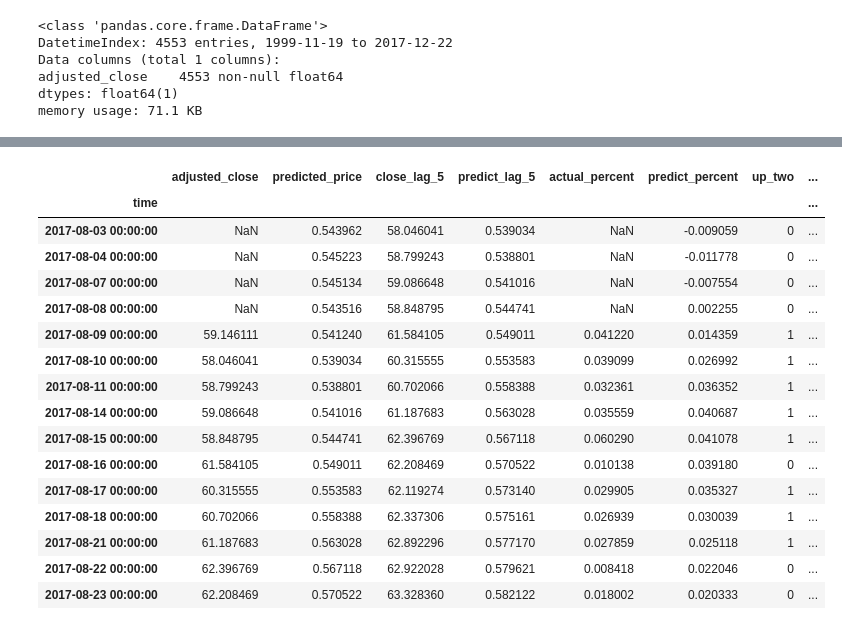
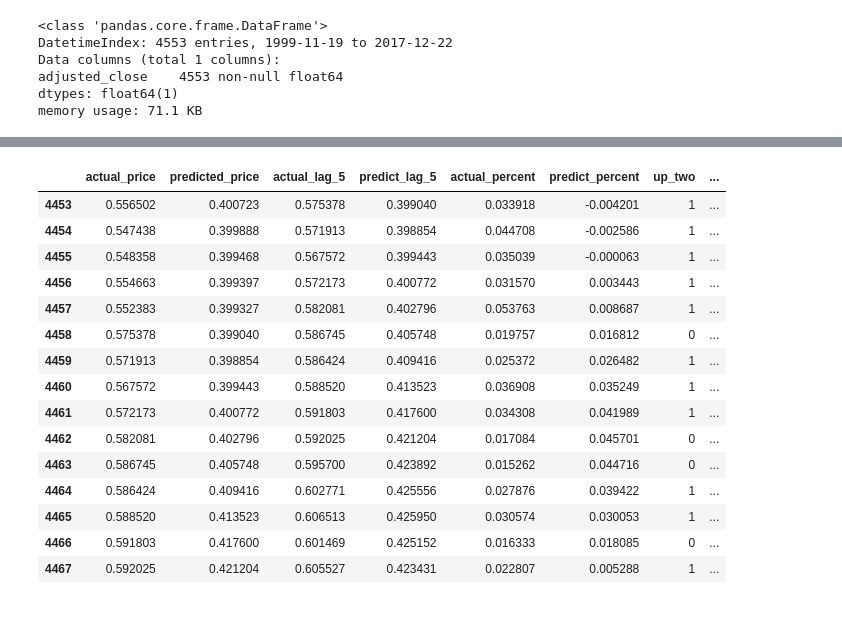
Before and after one commit to mk24934/cosi-149b-project2, a Jupyter notebook: google-Copy1.ipynb, the cells around one changed output, grey strips where cells are left out. Cells and saved outputs as stored; diff of their text form; code cells hidden in the pictures.

```diff
--- a/google-Copy1.ipynb
+++ b/google-Copy1.ipynb
@@ -81,7 +81,8 @@ dtype: int64
 #training_scaled.plot(figsize=(16,6))
 # %%
 # training_set=dataset['adjusted_close'] # using just the adjusted close actually works best ...
-training_set = df['factor_analyzed'] # try with the factor
+# training_set = df['factor_analyzed'] # try with the factor
+training_set = df
 training_set=pd.DataFrame(training_set)
 training_set.info()
 # %% [output]
@@ -204,0 +241,4 @@ memory usage: 480.0 bytes
+# %%
+y_predicted = np.reshape(y_predicted, (y_predicted.shape[0], y_predicted.shape[1]))
+predicted_stock_price=pd.DataFrame(y_predicted)
+predicted_stock_price.info()
@@ -216,23 +263,26 @@ plt.show()
 # %%
-# put predicted price and actual price in same df
+#### put predicted price and actual price in same df
+# time_index = just_the_close.index
 time_index = just_the_close.index
 predicted_stock_price.index = time_index[n-100-4:]
-together_df = pd.concat([just_the_close[n-100:], predicted_stock_price], axis = 1)
+just_the_close = pd.DataFrame(training_set_scaled).rename(index=str, columns={0: "a"})
+just_the_close[n-100-4:].index = time_index[n-100-4:]
+together_df = pd.concat((just_the_close[n-100-4:], predicted_stock_price), axis = 1)
 
 # Index([u'adjusted_close', u'factor'],dtype='object')
 
-together_df.rename(index=str, columns={0: "predicted_price"}, inplace = True)
-together_df.head()
+together_df.rename(index=str, columns={"a": "actual_price", 0: "predicted_price"}, inplace = True)
+together_df
 
-# ERROR
-### having trouble with the scaling, putting predicted price (using factor) to close-prices
-close_unscaled = sc.inverse_transform(training_set)
-close_unscaled = pd.DataFrame(close_unscaled)
-close_unscaled.rename(index=str, columns={0: "predicted_price"}, inplace = True)
-close_unscaled = close_unscaled[n-100:]
-plt.plot(together_df['adjusted_close'])
-plt.plot(close_unscaled['predicted_price'])
-plt.show()
-close_unscaled.info()
-close_unscaled.tail()
+# # ERROR
+# ### having trouble with the scaling, putting predicted price (using factor) to close-prices
+# close_unscaled = sc.inverse_transform(training_set)
+# close_unscaled = pd.DataFrame(close_unscaled)
+# close_unscaled.rename(index=str, columns={0: "predicted_price"}, inplace = True)
+# close_unscaled = close_unscaled[n-100:]
+# plt.plot(together_df['adjusted_close'])
+# plt.plot(close_unscaled['predicted_price'])
+# plt.show()
+# close_unscaled.info()
+# close_unscaled.tail()
 # %% [output]
@@ -252,39 +307,38 @@ memory usage: 1.5+ KB
 # %%
 # make new column with 2% price predictions 5 days in future from time t
 
 together_df.head()
-together_df = together_df.assign(close_lag_5 = lambda x: x.adjusted_close.shift(-5))
+together_df = together_df.assign(actual_lag_5 = lambda x: x.actual_price.shift(-5))
 together_df = together_df.assign(predict_lag_5 = lambda x: x.predicted_price.shift(-5))
-together_df = together_df.assign(actual_percent = lambda x: (x.close_lag_5 - x.adjusted_close)/x.adjusted_close)
+together_df = together_df.assign(actual_percent = lambda x: (x.actual_lag_5 - x.actual_price)/x.actual_price)
 together_df = together_df.assign(predict_percent = lambda x: (x.predict_lag_5 - x.predicted_price)/x.predicted_price)
 together_df = together_df.assign(up_two = lambda x: (x.actual_percent > 0.02).astype(int))
 together_df = together_df.assign(up_three = lambda x: (x.actual_percent > 0.03).astype(int))
 together_df = together_df.assign(up_five = lambda x: (x.actual_percent > 0.05).astype(int))
 together_df = together_df.assign(predict_up_two = lambda x: (x.predict_percent > 0.02).astype(int))
 together_df = together_df.assign(predict_up_three = lambda x: (x.predict_percent > 0.03).astype(int))
 together_df = together_df.assign(predict_up_five = lambda x: (x.predict_percent > 0.05).astype(int))
 
 # print(together_df.iloc[2,'up_two'])
 
 # for t in range(0,n-4):
 #     together_df.iloc[t,'up_two'] = t
 
 together_df.head(15)
 # %% [output]
-|  | adjusted_close | predicted_price | close_lag_5 | predict_lag_5 | actual_percent | predict_percent | up_two | ... |
-| time |  |  |  |  |  |  |  | ... |
-| 2017-08-03 00:00:00 | NaN | 0.543962 | 58.046041 | 0.539034 | NaN | -0.009059 | 0 | ... |
-| 2017-08-04 00:00:00 | NaN | 0.545223 | 58.799243 | 0.538801 | NaN | -0.011778 | 0 | ... |
-| 2017-08-07 00:00:00 | NaN | 0.545134 | 59.086648 | 0.541016 | NaN | -0.007554 | 0 | ... |
-| 2017-08-08 00:00:00 | NaN | 0.543516 | 58.848795 | 0.544741 | NaN | 0.002255 | 0 | ... |
-| 2017-08-09 00:00:00 | 59.146111 | 0.541240 | 61.584105 | 0.549011 | 0.041220 | 0.014359 | 1 | ... |
-| 2017-08-10 00:00:00 | 58.046041 | 0.539034 | 60.315555 | 0.553583 | 0.039099 | 0.026992 | 1 | ... |
-| 2017-08-11 00:00:00 | 58.799243 | 0.538801 | 60.702066 | 0.558388 | 0.032361 | 0.036352 | 1 | ... |
-| 2017-08-14 00:00:00 | 59.086648 | 0.541016 | 61.187683 | 0.563028 | 0.035559 | 0.040687 | 1 | ... |
-| 2017-08-15 00:00:00 | 58.848795 | 0.544741 | 62.396769 | 0.567118 | 0.060290 | 0.041078 | 1 | ... |
-| 2017-08-16 00:00:00 | 61.584105 | 0.549011 | 62.208469 | 0.570522 | 0.010138 | 0.039180 | 0 | ... |
-| 2017-08-17 00:00:00 | 60.315555 | 0.553583 | 62.119274 | 0.573140 | 0.029905 | 0.035327 | 1 | ... |
-| 2017-08-18 00:00:00 | 60.702066 | 0.558388 | 62.337306 | 0.575161 | 0.026939 | 0.030039 | 1 | ... |
-| 2017-08-21 00:00:00 | 61.187683 | 0.563028 | 62.892296 | 0.577170 | 0.027859 | 0.025118 | 1 | ... |
-| 2017-08-22 00:00:00 | 62.396769 | 0.567118 | 62.922028 | 0.579621 | 0.008418 | 0.022046 | 0 | ... |
-| 2017-08-23 00:00:00 | 62.208469 | 0.570522 | 63.328360 | 0.582122 | 0.018002 | 0.020333 | 0 | ... |
+|  | actual_price | predicted_price | actual_lag_5 | predict_lag_5 | actual_percent | predict_percent | up_two | ... |
+| 4453 | 0.556502 | 0.400723 | 0.575378 | 0.399040 | 0.033918 | -0.004201 | 1 | ... |
+| 4454 | 0.547438 | 0.399888 | 0.571913 | 0.398854 | 0.044708 | -0.002586 | 1 | ... |
+| 4455 | 0.548358 | 0.399468 | 0.567572 | 0.399443 | 0.035039 | -0.000063 | 1 | ... |
+| 4456 | 0.554663 | 0.399397 | 0.572173 | 0.400772 | 0.031570 | 0.003443 | 1 | ... |
+| 4457 | 0.552383 | 0.399327 | 0.582081 | 0.402796 | 0.053763 | 0.008687 | 1 | ... |
+| 4458 | 0.575378 | 0.399040 | 0.586745 | 0.405748 | 0.019757 | 0.016812 | 0 | ... |
+| 4459 | 0.571913 | 0.398854 | 0.586424 | 0.409416 | 0.025372 | 0.026482 | 1 | ... |
+| 4460 | 0.567572 | 0.399443 | 0.588520 | 0.413523 | 0.036908 | 0.035249 | 1 | ... |
+| 4461 | 0.572173 | 0.400772 | 0.591803 | 0.417600 | 0.034308 | 0.041989 | 1 | ... |
+| 4462 | 0.582081 | 0.402796 | 0.592025 | 0.421204 | 0.017084 | 0.045701 | 0 | ... |
+| 4463 | 0.586745 | 0.405748 | 0.595700 | 0.423892 | 0.015262 | 0.044716 | 0 | ... |
+| 4464 | 0.586424 | 0.409416 | 0.602771 | 0.425556 | 0.027876 | 0.039422 | 1 | ... |
+| 4465 | 0.588520 | 0.413523 | 0.606513 | 0.425950 | 0.030574 | 0.030053 | 1 | ... |
+| 4466 | 0.591803 | 0.417600 | 0.601469 | 0.425152 | 0.016333 | 0.018085 | 0 | ... |
+| 4467 | 0.592025 | 0.421204 | 0.605527 | 0.423431 | 0.022807 | 0.005288 | 1 | ... |
```
Also changed, not shown: parts of 14 cells of this notebook.
